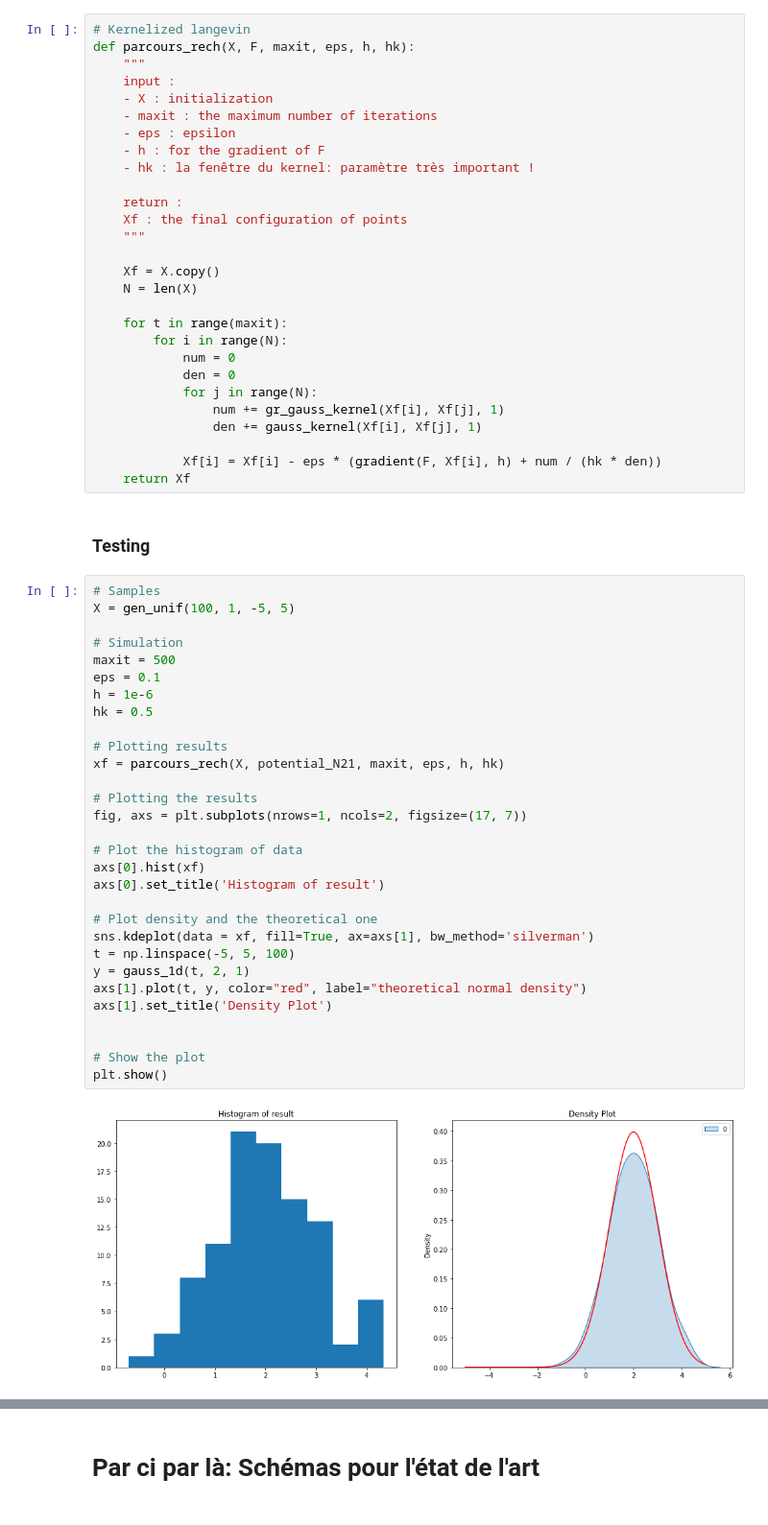
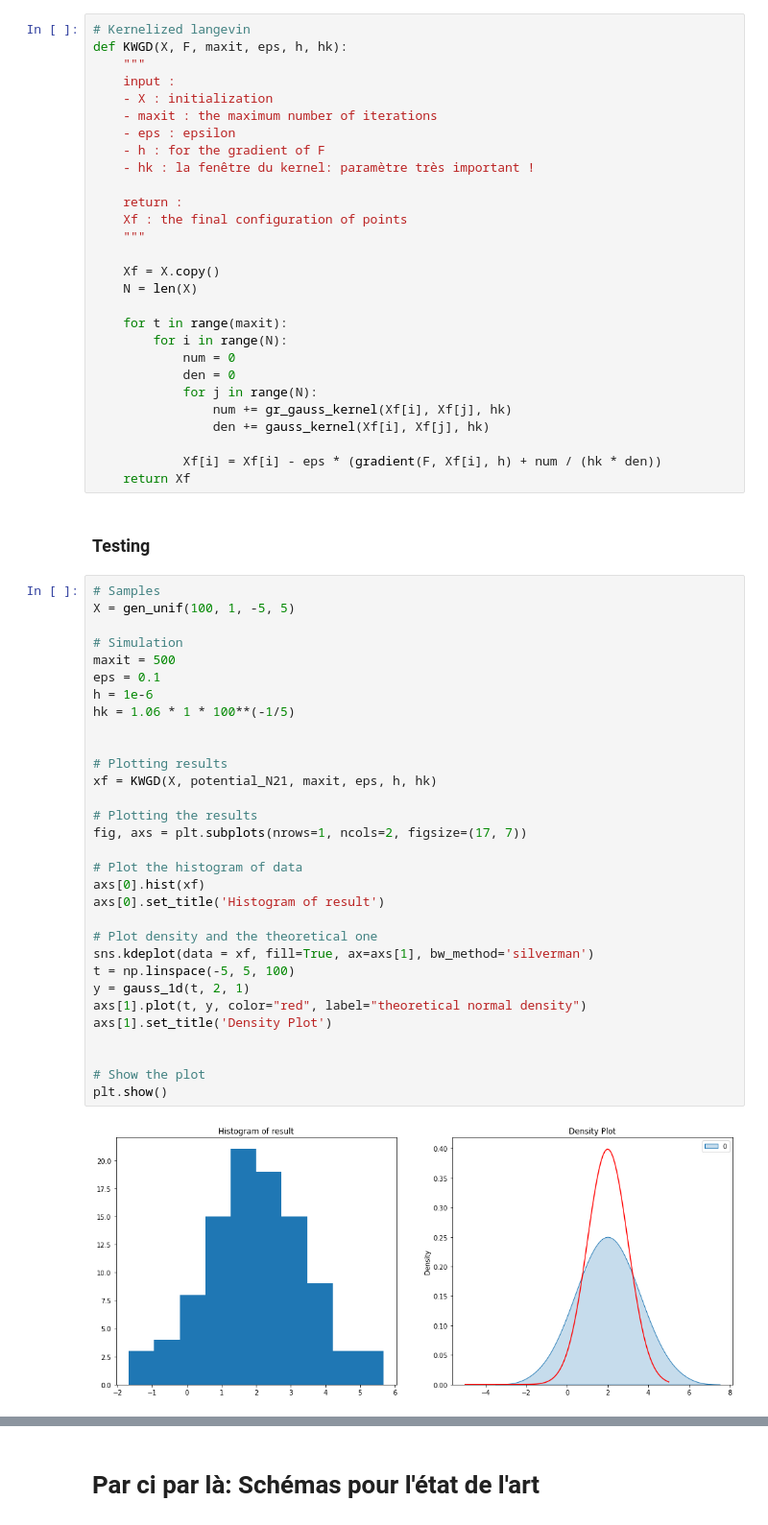
Before and after one commit to elfirdoussilab1/SVGD, a Jupyter notebook: Sampling_methods.ipynb, the cells around one changed output, grey strips where cells are left out. Shown: that part at 96% size. Cells and saved outputs as stored; diff of their text form.

```diff
--- a/Sampling_methods.ipynb
+++ b/Sampling_methods.ipynb
@@ -915,7 +916,7 @@ We are guaranteed that this flow converges to the target distibution $\pi$, but
 - Let us try to implement it, and see the obtained results
 # %%
 # Kernelized langevin
-def parcours_rech(X, F, maxit, eps, h, hk):
+def KWGD(X, F, maxit, eps, h, hk):
     """
     input :
     - X : initialization
@@ -936,8 +937,8 @@ def parcours_rech(X, F, maxit, eps, h, hk):
             num = 0
             den = 0
             for j in range(N):
-                num += gr_gauss_kernel(Xf[i], Xf[j], 1)
-                den += gauss_kernel(Xf[i], Xf[j], 1)
+                num += gr_gauss_kernel(Xf[i], Xf[j], hk)
+                den += gauss_kernel(Xf[i], Xf[j], hk)
 
             Xf[i] = Xf[i] - eps * (gradient(F, Xf[i], h) + num / (hk * den))
     return Xf
@@ -946,35 +947,36 @@ def parcours_rech(X, F, maxit, eps, h, hk):
 # %%
 # Samples
 X = gen_unif(100, 1, -5, 5)
 
 # Simulation
 maxit = 500
 eps = 0.1
 h = 1e-6
-hk = 0.5
+hk = 1.06 * 1 * 100**(-1/5)
+
 
 # Plotting results
-xf = parcours_rech(X, potential_N21, maxit, eps, h, hk)
+xf = KWGD(X, potential_N21, maxit, eps, h, hk)
 
 # Plotting the results
 fig, axs = plt.subplots(nrows=1, ncols=2, figsize=(17, 7))
 
 # Plot the histogram of data
 axs[0].hist(xf)
 axs[0].set_title('Histogram of result')
 
 # Plot density and the theoretical one
 sns.kdeplot(data = xf, fill=True, ax=axs[1], bw_method='silverman')
 t = np.linspace(-5, 5, 100)
 y = gauss_1d(t, 2, 1)
 axs[1].plot(t, y, color="red", label="theoretical normal density")
 axs[1].set_title('Density Plot')
 
 
 # Show the plot
 plt.show()
 # %% [output]
-[figure, old version]
+[figure, new version]
 # %%
 # results of estimation
 print("The empirical mean is : ", empirical_mean(xf))
```
Also changed, not shown: parts of 8 cells of this notebook.
